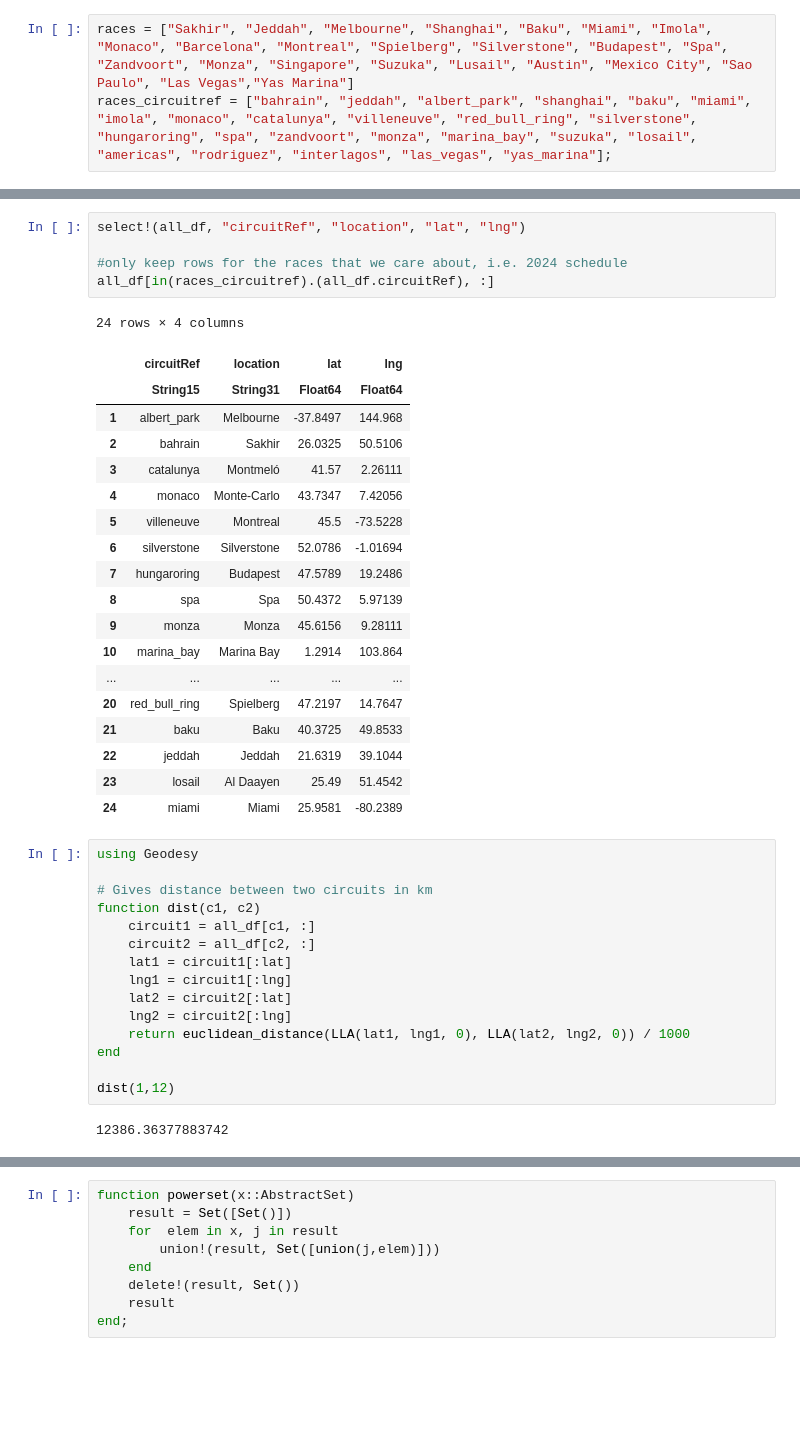
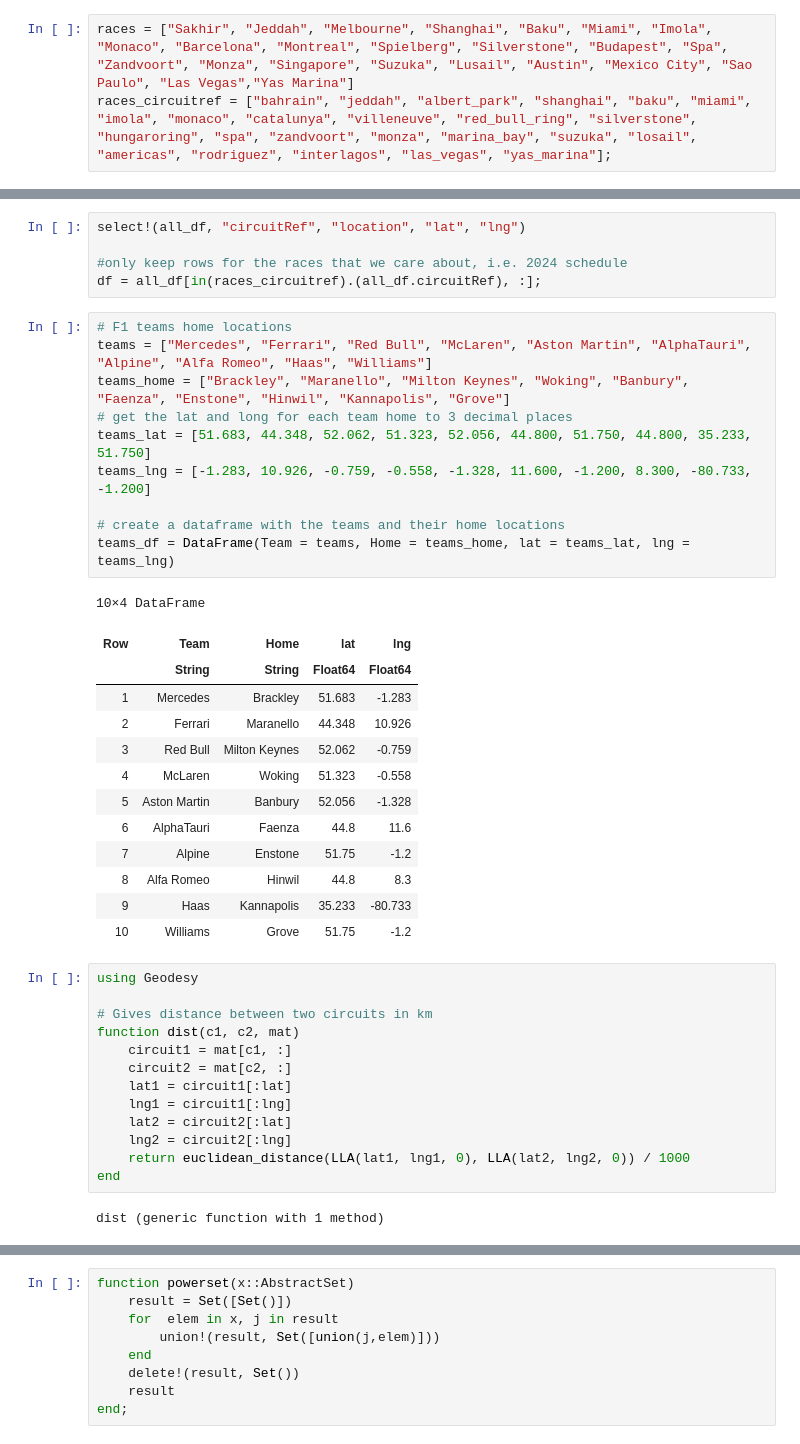
Before and after one commit to GuillaumeBonheure/OptimizeF1, a Jupyter notebook: Exploring.ipynb, the cells around one changed output, grey strips where cells are left out. Cells and saved outputs as stored; diff of their text form; blank space fills up the shorter version.

Commit message:
Added multiple home bases and graph visualization

```diff
--- a/Exploring.ipynb
+++ b/Exploring.ipynb
@@ -25,41 +25,43 @@ first(all_df,5)
 select!(all_df, "circuitRef", "location", "lat", "lng")
 
 #only keep rows for the races that we care about, i.e. 2024 schedule
-all_df[in(races_circuitref).(all_df.circuitRef), :]
+df = all_df[in(races_circuitref).(all_df.circuitRef), :];
-# %% [output]
-24 rows × 4 columns
-|  | circuitRef | location | lat | lng |
-|  | String15 | String31 | Float64 | Float64 |
-| 1 | albert_park | Melbourne | -37.8497 | 144.968 |
-| 2 | bahrain | Sakhir | 26.0325 | 50.5106 |
-| 3 | catalunya | Montmeló | 41.57 | 2.26111 |
-| 4 | monaco | Monte-Carlo | 43.7347 | 7.42056 |
-| 5 | villeneuve | Montreal | 45.5 | -73.5228 |
-| 6 | silverstone | Silverstone | 52.0786 | -1.01694 |
-| 7 | hungaroring | Budapest | 47.5789 | 19.2486 |
-| 8 | spa | Spa | 50.4372 | 5.97139 |
-| 9 | monza | Monza | 45.6156 | 9.28111 |
-| 10 | marina_bay | Marina Bay | 1.2914 | 103.864 |
-| ... | ... | ... | ... | ... |
-| 20 | red_bull_ring | Spielberg | 47.2197 | 14.7647 |
-| 21 | baku | Baku | 40.3725 | 49.8533 |
-| 22 | jeddah | Jeddah | 21.6319 | 39.1044 |
-| 23 | losail | Al Daayen | 25.49 | 51.4542 |
-| 24 | miami | Miami | 25.9581 | -80.2389 |
+# %%
+# F1 teams home locations
+teams = ["Mercedes", "Ferrari", "Red Bull", "McLaren", "Aston Martin", "AlphaTauri", "Alpine", "Alfa Romeo", "Haas", "Williams"]
+teams_home = ["Brackley", "Maranello", "Milton Keynes", "Woking", "Banbury", "Faenza", "Enstone", "Hinwil", "Kannapolis", "Grove"]
+# get the lat and long for each team home to 3 decimal places
+teams_lat = [51.683, 44.348, 52.062, 51.323, 52.056, 44.800, 51.750, 44.800, 35.233, 51.750]
+teams_lng = [-1.283, 10.926, -0.759, -0.558, -1.328, 11.600, -1.200, 8.300, -80.733, -1.200]
+
+# create a dataframe with the teams and their home locations
+teams_df = DataFrame(Team = teams, Home = teams_home, lat = teams_lat, lng = teams_lng)
+# %% [output]
+10×4 DataFrame
+| Row | Team | Home | lat | lng |
+|  | String | String | Float64 | Float64 |
+| 1 | Mercedes | Brackley | 51.683 | -1.283 |
+| 2 | Ferrari | Maranello | 44.348 | 10.926 |
+| 3 | Red Bull | Milton Keynes | 52.062 | -0.759 |
+| 4 | McLaren | Woking | 51.323 | -0.558 |
+| 5 | Aston Martin | Banbury | 52.056 | -1.328 |
+| 6 | AlphaTauri | Faenza | 44.8 | 11.6 |
+| 7 | Alpine | Enstone | 51.75 | -1.2 |
+| 8 | Alfa Romeo | Hinwil | 44.8 | 8.3 |
+| 9 | Haas | Kannapolis | 35.233 | -80.733 |
+| 10 | Williams | Grove | 51.75 | -1.2 |
 # %%
 using Geodesy
 
 # Gives distance between two circuits in km
-function dist(c1, c2)
-    circuit1 = all_df[c1, :]
-    circuit2 = all_df[c2, :]
+function dist(c1, c2, mat)
+    circuit1 = mat[c1, :]
+    circuit2 = mat[c2, :]
     lat1 = circuit1[:lat]
     lng1 = circuit1[:lng]
     lat2 = circuit2[:lat]
     lng2 = circuit2[:lng]
     return euclidean_distance(LLA(lat1, lng1, 0), LLA(lat2, lng2, 0)) / 1000
 end
-
-dist(1,12)
 # %% [output]
-12386.36377883742
+dist (generic function with 1 method)
```
Also changed, not shown: parts of 11 cells of this notebook.
